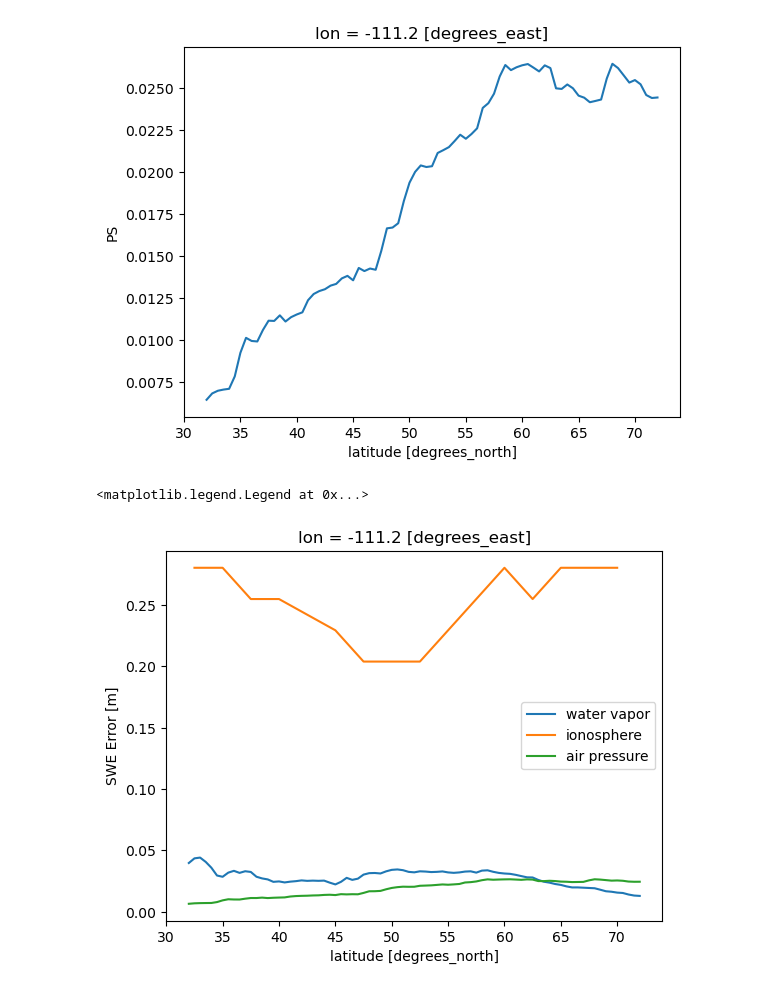
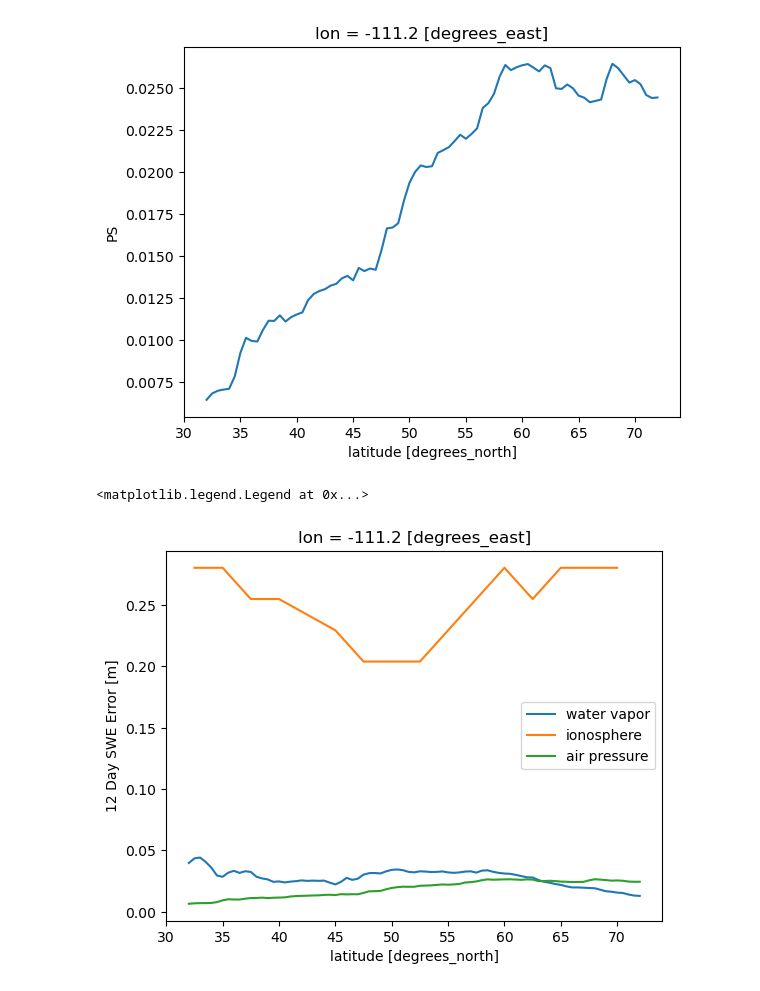
Before and after one commit to rpalomaki/SWE_error_analysis, a Jupyter notebook: src/analysis/play/figure3_transect.ipynb, the cells around one changed output. Saved outputs shown, nothing was run; the diff lists cells and outputs as text; code cells hidden in the pictures.

```diff
--- a/src/analysis/play/figure3_transect.ipynb
+++ b/src/analysis/play/figure3_transect.ipynb
@@ -17,13 +17,16 @@ from non_snow_retrievals import precipitable_water, ionospheric_advance, dry_atm
 # %%
 pw = xr.open_dataarray('/Users/rdcrlzh1/Documents/SWE_error_analysis/local/pw/pw.nc') / 1000 # convert from mm to meters
 ion = xr.open_dataarray('/Users/rdcrlzh1/Documents/SWE_error_analysis/local/ionosphere/am_ion.nc') * 1e16 # convert from TECU to TEC
+ion = ion.rename({'y': 'lat', 'x': 'lon'})  # rename dimensions to match pw
+ion = ion.interp(lon = np.arange(-180, 180, 0.5))
+ion = ion.sortby('lat').sortby('lon') # match sorting
 am_pressure = xr.open_dataarray('/Users/rdcrlzh1/Documents/SWE_error_analysis/local/pressure/ams.nc').sortby('time')
 # %%
 ymin = 32
 ymax = 72
 x = -111
 pw_transect = pw.sel(lat = slice(ymin, ymax)).sel(lon = x, method = 'nearest')
-ion_transect = ion.sel(y = slice(ymax, ymin)).sel(x = x, method = 'nearest')
+ion_transect = ion.sel(lat = slice(ymax, ymin)).sel(lon = x, method = 'nearest')
 pressure_transect = am_pressure.sel(lat = slice(ymin, ymax)).sel(lon = x, method = 'nearest')
 # %%
 swe_from_phase(dry_atmosphere(np.abs(pressure_transect - pressure_transect.shift(time=12)).median('time'))).plot(label = 'pressure')
@@ -33,12 +36,12 @@ swe_from_phase(dry_atmosphere(np.abs(pressure_transect - pressure_transect.shift
 # %%
 for transect, function, label in zip([pw_transect, ion_transect, pressure_transect], [precipitable_water, ionospheric_advance, dry_atmosphere], ['water vapor', 'ionosphere', 'air pressure']):
     median_12day_diff = np.abs(transect - transect.shift(time = 12)).median('time')
     median_12day_swe_error = swe_from_phase(function(median_12day_diff))
     median_12day_swe_error.plot(label = label)
 # swe_from_phase(precipitable_water(np.abs(pw_transect - pw_transect.shift(time=12)).median('time')).plot(label = 'water vapor')
 # swe_from_phase(ionospheric_advance(np.abs(ion_transect - ion_transect.shift(time=12)).median('time'))).plot(label = 'ionosphere')
-plt.ylabel('SWE Error [m]')
+plt.ylabel('12 Day SWE Error [m]')
 plt.legend()
 # %% [output]
 <matplotlib.legend.Legend at 0x...>
-[figure, old version]
+[figure, new version]
```
Also changed, not shown: parts of 1 cell of this notebook.
